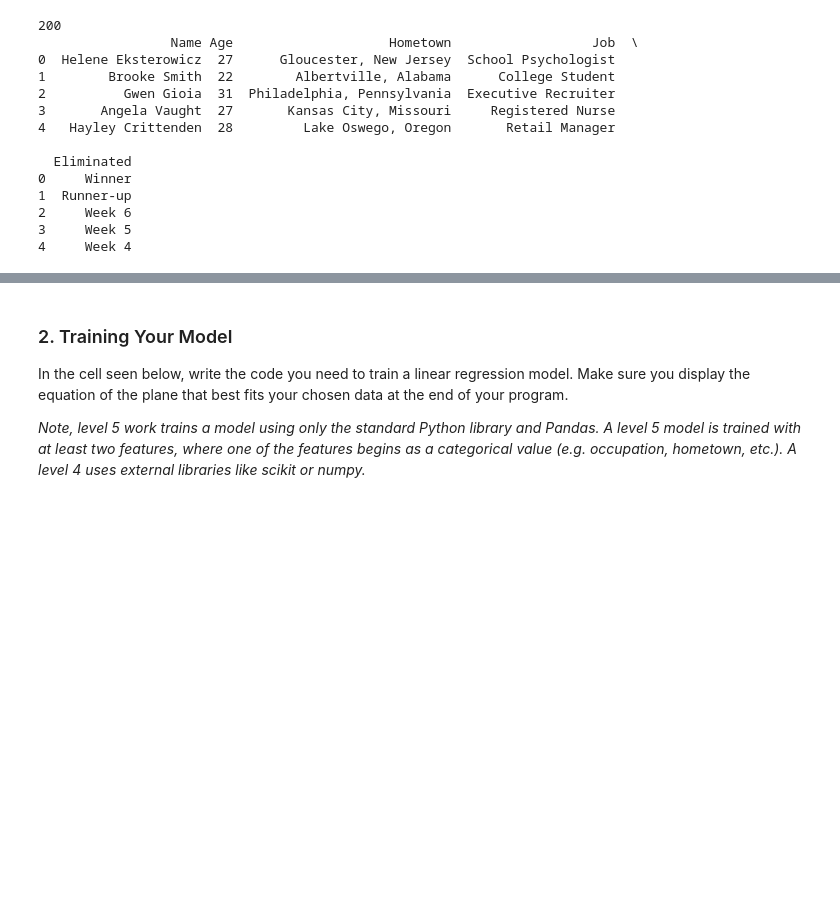
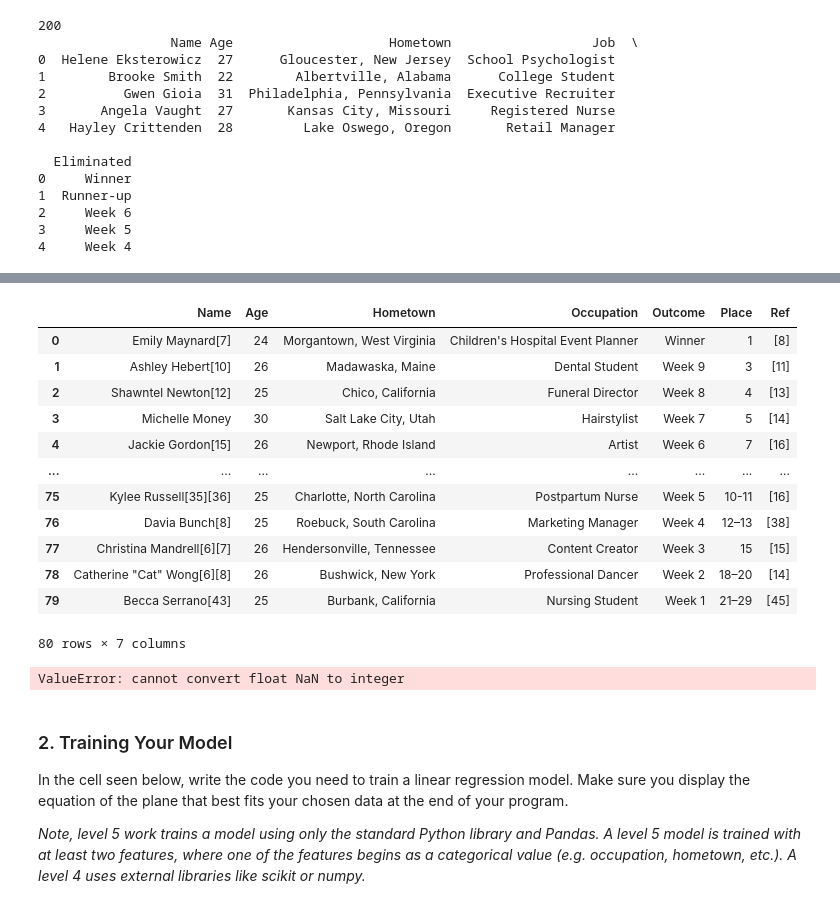
Before and after one commit to Google-Stein/Machine-Learning, a Jupyter notebook: The Bachelor Project/RFP+#1+Template.ipynb, the cells around one changed output, grey strips where cells are left out. Saved outputs shown, nothing was run; the diff lists cells and outputs as text; code cells hidden in the pictures; blank space fills up the shorter version.

```diff
--- a/The Bachelor Project/RFP+#1+Template.ipynb
+++ b/The Bachelor Project/RFP+#1+Template.ipynb
@@ -170,0 +128,43 @@ print(new_data)
+# %%
+finalTable = []
+
+for i in linklist:
+    url = (f"https://en.wikipedia.org//{i}")
+    if "season" in url:
+        print(f"Processing: {url}")
+        data = requests.get(url)
+        print(f"Status Code: {data.status_code}")
+        data = soup(data.text, 'html.parser')
+        table = data.find('table', {'class': 'wikitable sortable'})
+
+        if table:
+            rows = table.find_all('tr')
+            headers = [th.text.strip() for th in rows[0].find_all('th')]
+            num_columns = len(headers)
+            print(f"Number of Columns: {num_columns}")
+
+            for row in rows[1:]:
+                cols = row.find_all('td')
+                if cols:
+                    row_data = [col.text.strip() for col in cols]
+                    if len(row_data) == num_columns:
+                        finalTable.append(row_data)
+                    else:
+                        print(f"Dropping mismatched row: {row_data}") #If you don't fit, get the hell out
+
+        else:
+            print("Table not found.")
+
+# Ensure all rows in finalTable match the number of columns in headers
+finalTable = [row for row in finalTable if len(row) == len(headers)] #Thanks chatGPT, I didn't know how to do this
+
+if finalTable:
+    data = pd.DataFrame(finalTable, columns=headers)
+    print(data)
+else:
+    print("No data found.")
+
+#/wiki/The_Bachelor_(American_TV_series)_season_1
+
+#This is the link list value
+#/wiki/The_Bachelor_(American_season_1)
@@ -171,3 +189,25 @@ print(new_data)
+# %%
+data
+# %% [output]
+|  | Name | Age | Hometown | Occupation | Outcome | Place | Ref |
+| 0 | Emily Maynard[7] | 24 | Morgantown, West Virginia | Children's Hospital Event Planner | Winner | 1 | [8] |
+| 1 | Ashley Hebert[10] | 26 | Madawaska, Maine | Dental Student | Week 9 | 3 | [11] |
+| 2 | Shawntel Newton[12] | 25 | Chico, California | Funeral Director | Week 8 | 4 | [13] |
+| 3 | Michelle Money | 30 | Salt Lake City, Utah | Hairstylist | Week 7 | 5 | [14] |
+| 4 | Jackie Gordon[15] | 26 | Newport, Rhode Island | Artist | Week 6 | 7 | [16] |
+| ... | ... | ... | ... | ... | ... | ... | ... |
+| 75 | Kylee Russell[35][36] | 25 | Charlotte, North Carolina | Postpartum Nurse | Week 5 | 10-11 | [16] |
+| 76 | Davia Bunch[8] | 25 | Roebuck, South Carolina | Marketing Manager | Week 4 | 12–13 | [38] |
+| 77 | Christina Mandrell[6][7] | 26 | Hendersonville, Tennessee | Content Creator | Week 3 | 15 | [15] |
+| 78 | Catherine "Cat" Wong[6][8] | 26 | Bushwick, New York | Professional Dancer | Week 2 | 18–20 | [14] |
+| 79 | Becca Serrano[43] | 25 | Burbank, California | Nursing Student | Week 1 | 21–29 | [45] |
+80 rows × 7 columns
+# %%
+data['Outcome'] = data['Outcome'].str.extract(r'(\d+)', expand=False).astype(int)
+
+print(data)
+# %% [output]
+ValueError: cannot convert float NaN to integer
 # %% [markdown]
 ### 2. Training Your Model
 In the cell seen below, write the code you need to train a linear regression model. Make sure you display the equation of the plane that best fits your chosen data at the end of your program.
```
Also changed, not shown: parts of 6 cells of this notebook, 8 other files.
